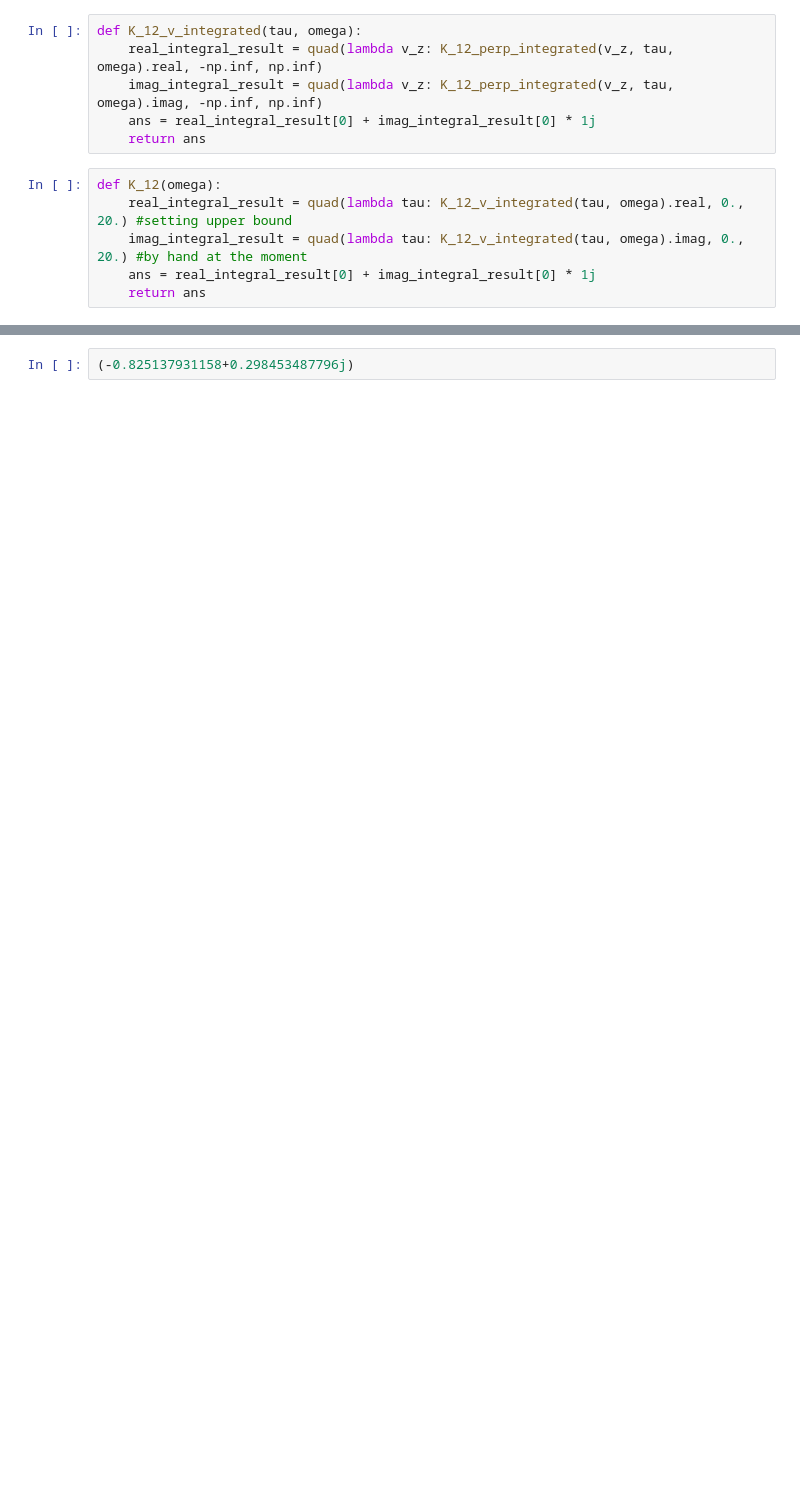
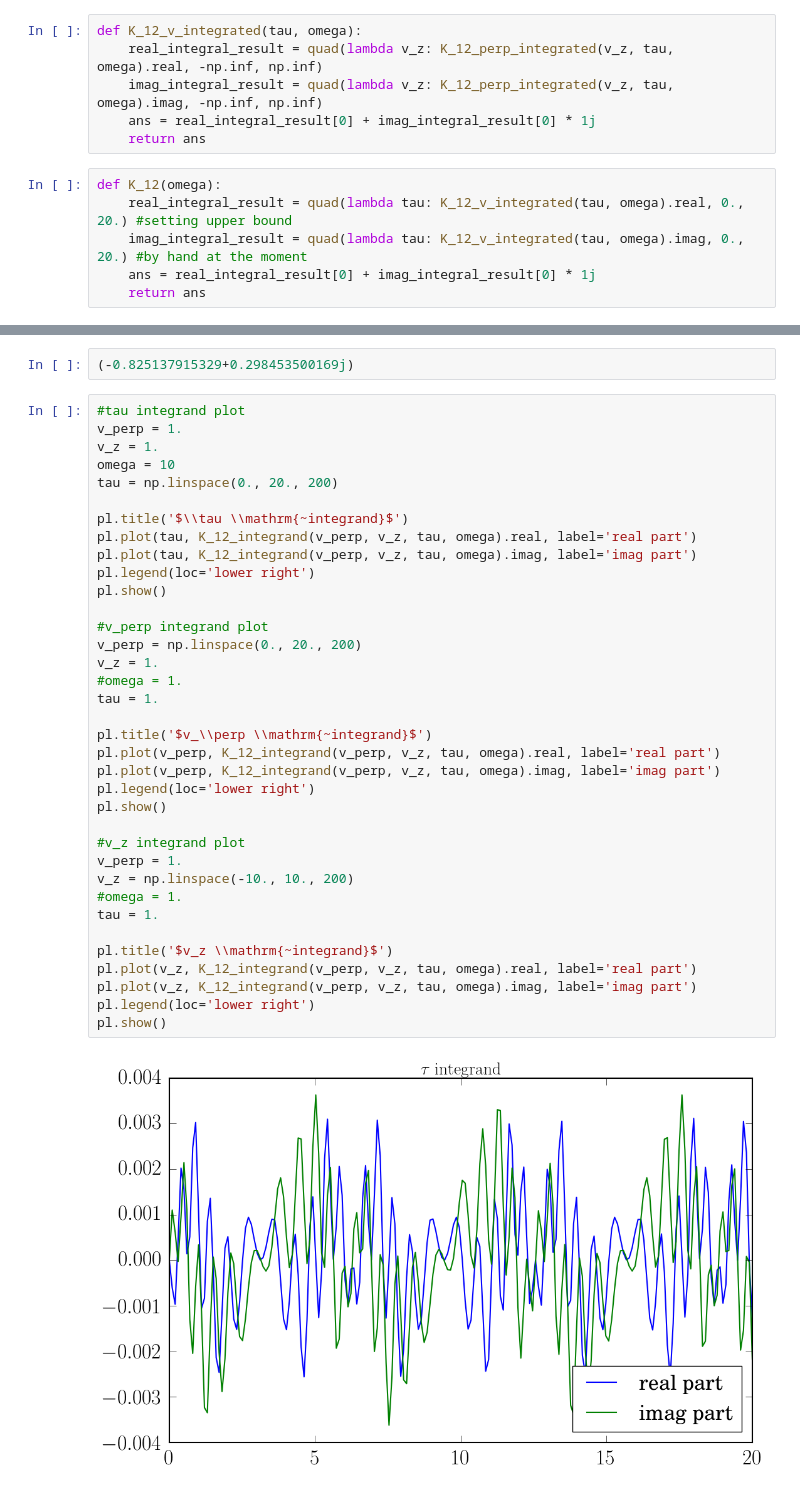
Before and after one commit to aapandy2/dielectric_tensor_tests, a Jupyter notebook: K_12_fully_numerical.ipynb, the cells around one changed output, grey strips where cells are left out. Saved outputs shown, nothing was run; the diff lists cells and outputs as text; blank space fills up the shorter version.

```diff
--- a/K_12_fully_numerical.ipynb
+++ b/K_12_fully_numerical.ipynb
@@ -88,2 +92,40 @@ print K_12(1.)
 # %%
-(-0.825137931158+0.298453487796j)
+(-0.825137915329+0.298453500169j)
+# %%
+#tau integrand plot
+v_perp = 1.
+v_z = 1.
+omega = 10
+tau = np.linspace(0., 20., 200)
+
+pl.title('$\\tau \\mathrm{~integrand}$')
+pl.plot(tau, K_12_integrand(v_perp, v_z, tau, omega).real, label='real part')
+pl.plot(tau, K_12_integrand(v_perp, v_z, tau, omega).imag, label='imag part')
+pl.legend(loc='lower right')
+pl.show()
+
+#v_perp integrand plot
+v_perp = np.linspace(0., 20., 200)
+v_z = 1.
+#omega = 1.
+tau = 1.
+
+pl.title('$v_\\perp \\mathrm{~integrand}$')
+pl.plot(v_perp, K_12_integrand(v_perp, v_z, tau, omega).real, label='real part')
+pl.plot(v_perp, K_12_integrand(v_perp, v_z, tau, omega).imag, label='imag part')
+pl.legend(loc='lower right')
+pl.show()
+
+#v_z integrand plot
+v_perp = 1.
+v_z = np.linspace(-10., 10., 200)
+#omega = 1.
+tau = 1.
+
+pl.title('$v_z \\mathrm{~integrand}$')
+pl.plot(v_z, K_12_integrand(v_perp, v_z, tau, omega).real, label='real part')
+pl.plot(v_z, K_12_integrand(v_perp, v_z, tau, omega).imag, label='imag part')
+pl.legend(loc='lower right')
+pl.show()
+# %% [output]
+[figure, added]
```
Also changed, not shown: parts of 6 cells of this notebook, 2 other files.
